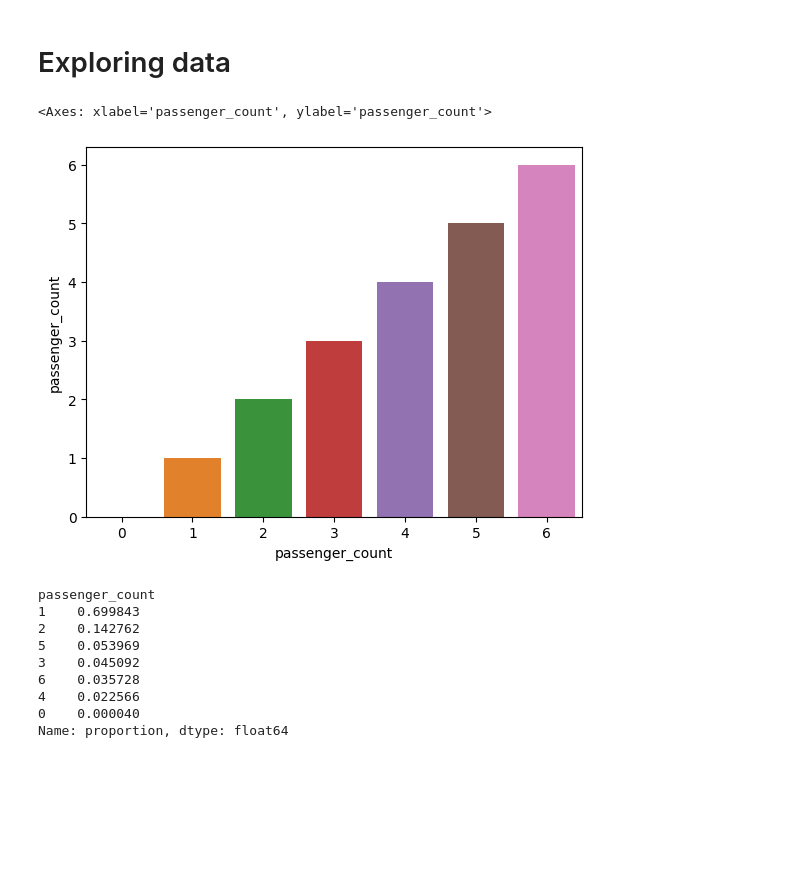
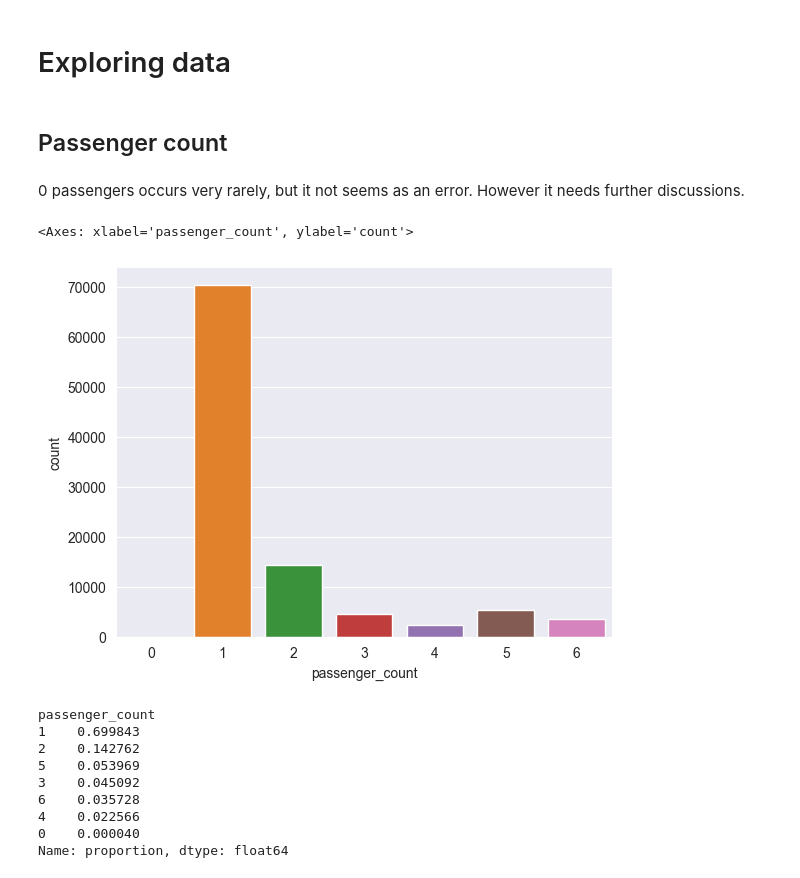
Before and after one commit to dk1000/hubquest_taxi, a Jupyter notebook: notebooks/1.0-ia-initial-eda.ipynb, the cells around one changed output. Cells and saved outputs as stored; diff of their text form; code cells hidden in the pictures; blank space fills up the shorter version.

```diff
--- a/notebooks/1.0-ia-initial-eda.ipynb
+++ b/notebooks/1.0-ia-initial-eda.ipynb
@@ -75,11 +75,15 @@ def manhattan(start, end):
 df['trip_distance_manhattan'] = df.apply(lambda x: manhattan([x['pickup_latitude'], x['pickup_longitude']], [x['dropoff_latitude'], x['dropoff_longitude']]), axis=1)
 # %% [markdown]
 # Exploring data
+# %% [markdown]
+## Passenger count
+# %% [markdown]
+0 passengers occurs very rarely, but it not seems as an error. However it needs further discussions.
 # %%
-sns.barplot(data=df, x='passenger_count', y='passenger_count')
+sns.countplot(data=df, x='passenger_count')
 # %% [output]
-<Axes: xlabel='passenger_count', ylabel='passenger_count'>
+<Axes: xlabel='passenger_count', ylabel='count'>
-[figure, old version]
+[figure, new version]
 # %%
 df['passenger_count'].value_counts(normalize=True)
 # %% [output]
```
Also changed, not shown: parts of 47 cells of this notebook.
